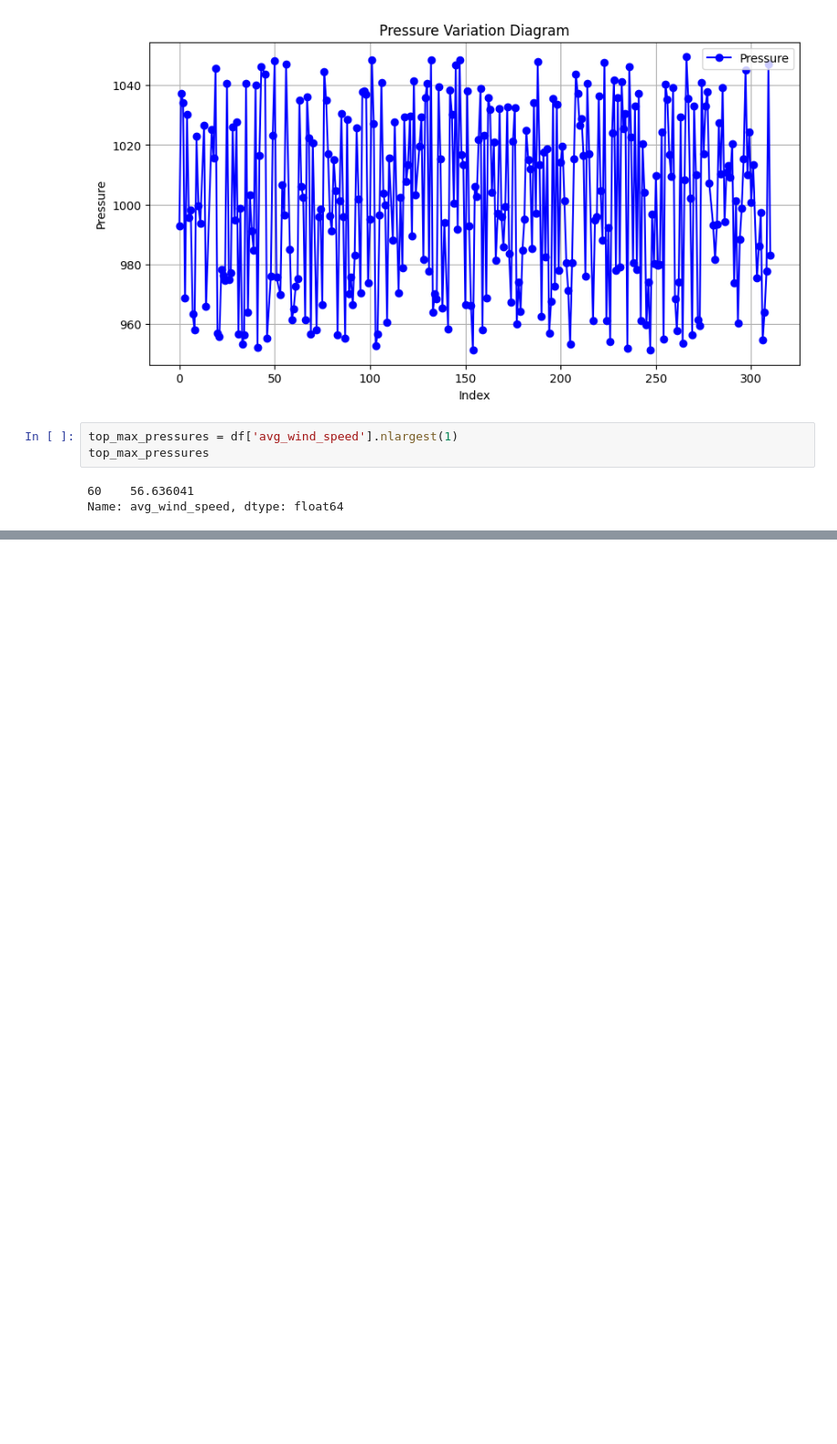
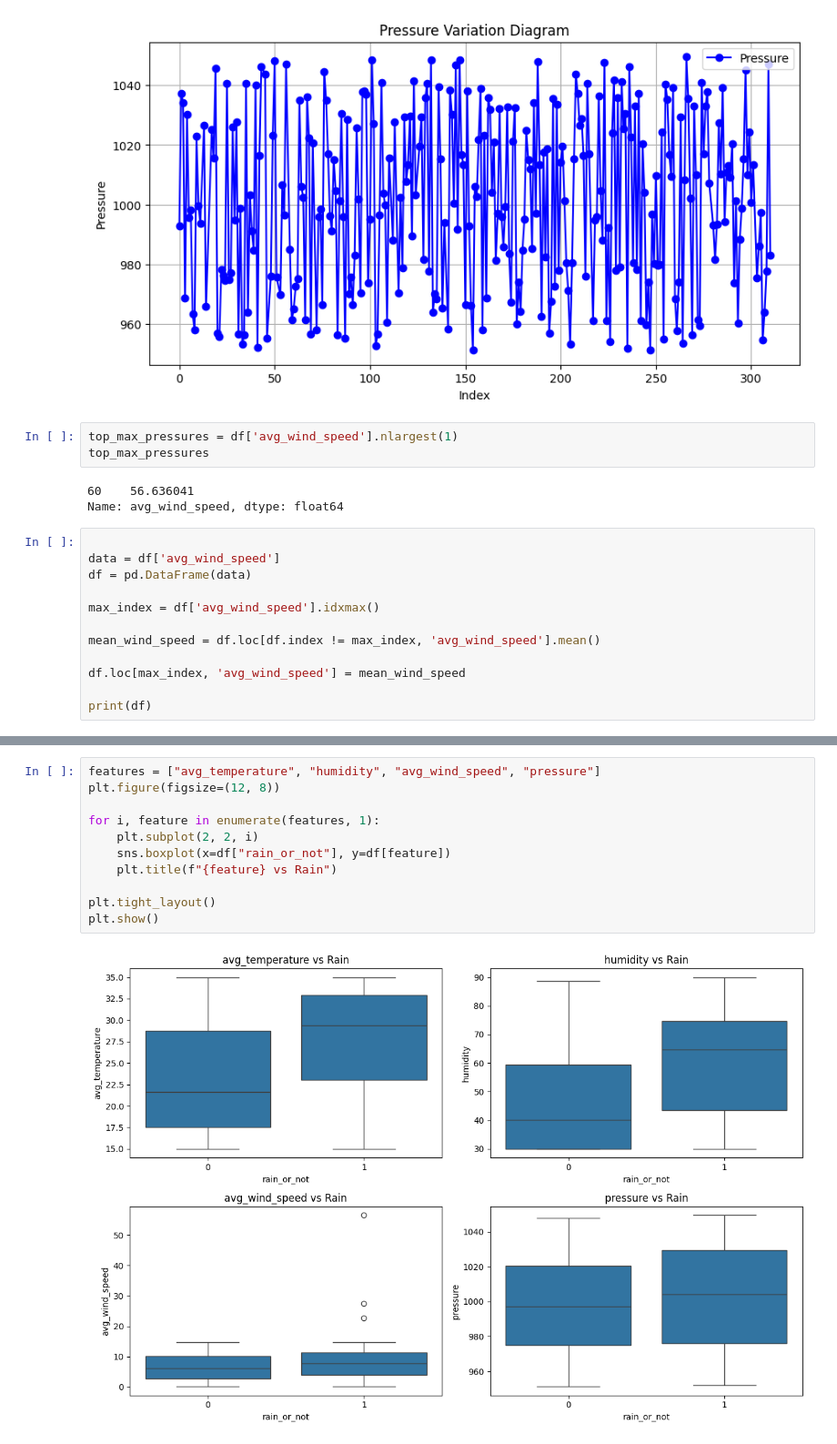
Before and after one commit to Neural-Navigators-CSI/Intellihack_Neural_Navigators_Task01, a Jupyter notebook: test.ipynb, the cells around one changed output, grey strips where cells are left out. Shown: that part at 91% size. Saved outputs shown, nothing was run; the diff lists cells and outputs as text; blank space fills up the shorter version.

```diff
--- a/test.ipynb
+++ b/test.ipynb
@@ -167,3 +168,15 @@ top_max_pressures
 # %% [output]
 60    56.636041
 Name: avg_wind_speed, dtype: float64
+# %%
+
+data = df['avg_wind_speed']
+df = pd.DataFrame(data)
+
+max_index = df['avg_wind_speed'].idxmax()
+
+mean_wind_speed = df.loc[df.index != max_index, 'avg_wind_speed'].mean()
+
+df.loc[max_index, 'avg_wind_speed'] = mean_wind_speed
+
+print(df)
@@ -169,0 +198,13 @@ Name: avg_wind_speed, dtype: float64
+# %%
+features = ["avg_temperature", "humidity", "avg_wind_speed", "pressure"]
+plt.figure(figsize=(12, 8))
+
+for i, feature in enumerate(features, 1):
+    plt.subplot(2, 2, i)
+    sns.boxplot(x=df["rain_or_not"], y=df[feature])
+    plt.title(f"{feature} vs Rain")
+
+plt.tight_layout()
+plt.show()
+# %% [output]
+[figure, added]
```
Also changed, not shown: parts of 23 cells of this notebook, 1 other file.
